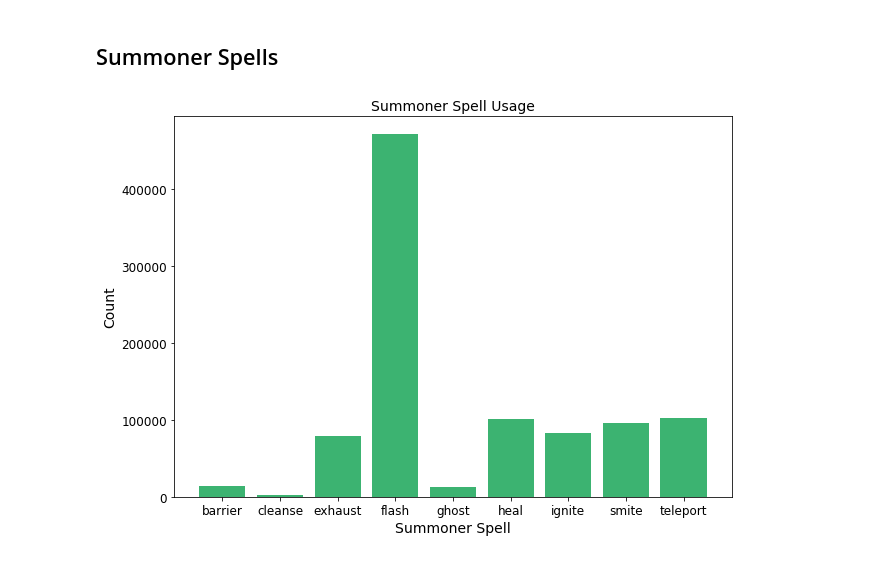
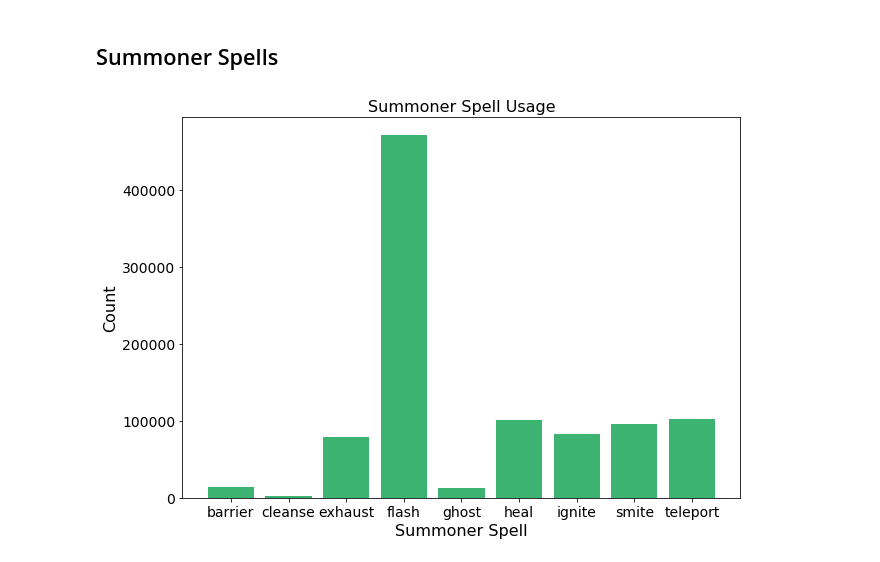
Before and after one commit to ZachHeick/Project_McNulty, a Jupyter notebook: Project_Notebooks/Project_McNulty_EDA_Visuals.ipynb, the cells around one changed output. Drawn from its saved outputs; the diff is of its cells as text; code cells hidden in the pictures.

```diff
--- a/Project_Notebooks/Project_McNulty_EDA_Visuals.ipynb
+++ b/Project_Notebooks/Project_McNulty_EDA_Visuals.ipynb
@@ -216,12 +216,12 @@ summ_spells_df.sort_index(inplace=True)
 # %%
 x = np.array(summ_spells_df.index)
 y = np.array(summ_spells_df['Count'])
 plt.figure(figsize=(10,7))
 plt.bar([0,1,2,3,4,5,6,7,8], y, color='mediumseagreen')
-plt.xlabel('Summoner Spell', size=14)
-plt.ylabel('Count', size=14)
-plt.title('Summoner Spell Usage', size=14)
-plt.xticks([0,1,2,3,4,5,6,7,8], summ_spells_df.index, size=12)
-plt.yticks(size=12);
+plt.xlabel('Summoner Spell', size=16)
+plt.ylabel('Count', size=16)
+plt.title('Summoner Spell Usage', size=16)
+plt.xticks([0,1,2,3,4,5,6,7,8], summ_spells_df.index, size=14)
+plt.yticks(size=14);
 # %% [output]
-[figure, old version]
+[figure, new version]
```
Also changed, not shown: parts of 3 cells of this notebook, 2 other files.
